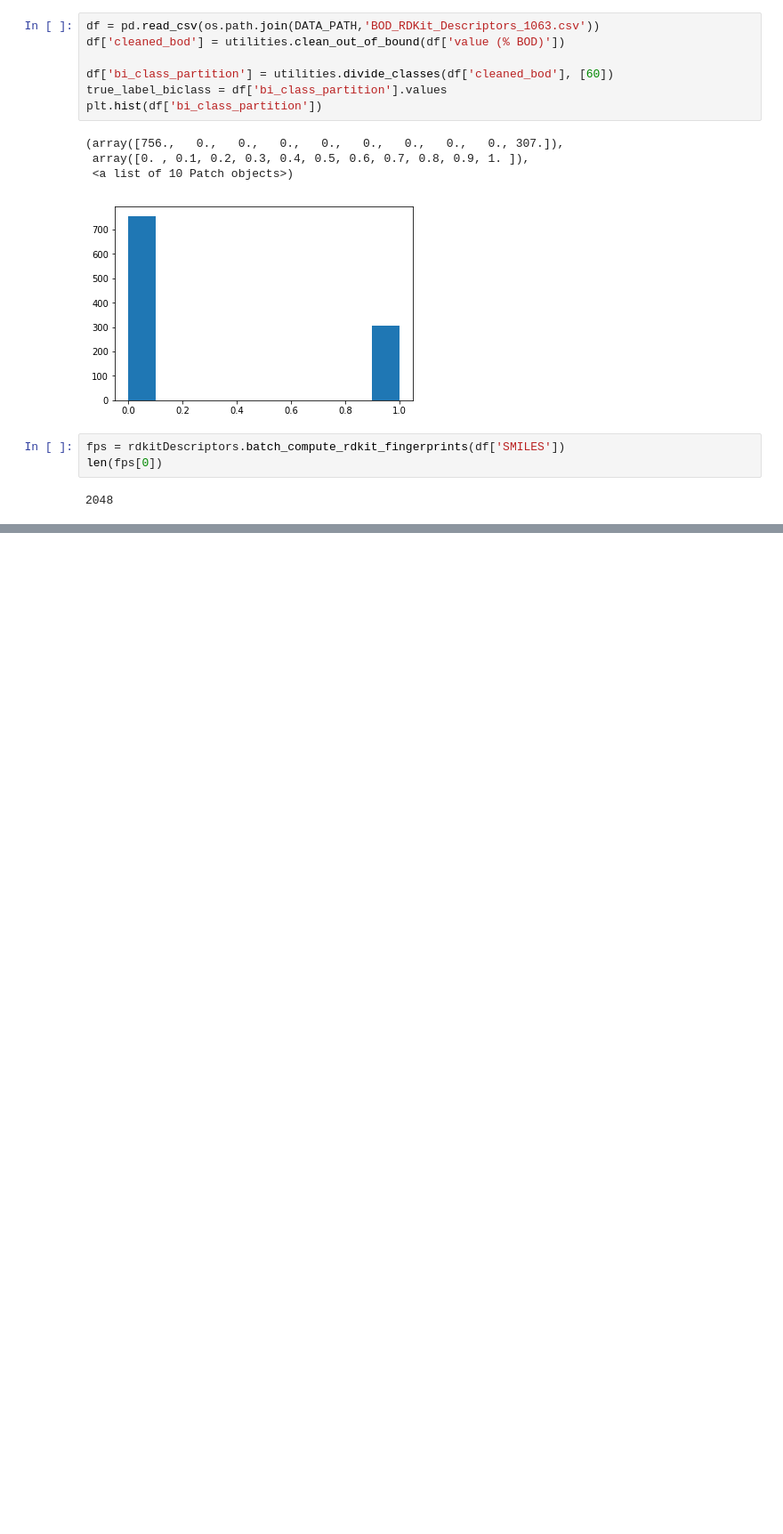
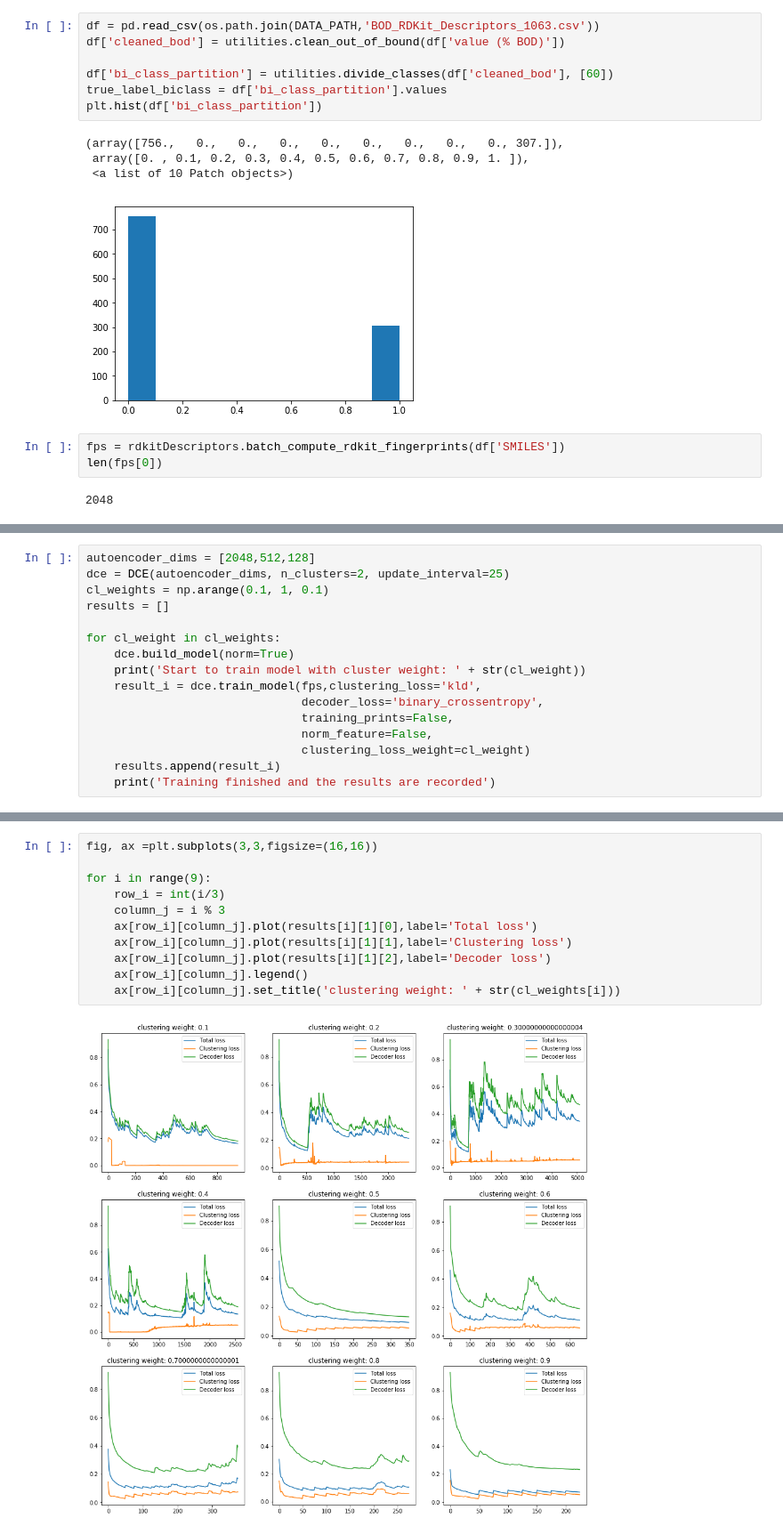
Before and after one commit to chembed/DeepChEmbed, a Jupyter notebook: deepchembed/notebook_scripts/dce_fingerprints.ipynb, the cells around one changed output, grey strips where cells are left out. Shown at 89% size. Drawn from its saved outputs; the diff is of its cells as text; blank space fills up the shorter version.

```diff
--- a/deepchembed/notebook_scripts/dce_fingerprints.ipynb
+++ b/deepchembed/notebook_scripts/dce_fingerprints.ipynb
@@ -147,0 +197,16 @@ Text(0.5, 1.0, 'fowlkes_mallows_score')
+# %%
+autoencoder_dims = [2048,512,128]
+dce = DCE(autoencoder_dims, n_clusters=2, update_interval=25)
+cl_weights = np.arange(0.1, 1, 0.1)
+results = []
+
+for cl_weight in cl_weights:
+    dce.build_model(norm=True)
+    print('Start to train model with cluster weight: ' + str(cl_weight))
+    result_i = dce.train_model(fps,clustering_loss='kld',
+                               decoder_loss='binary_crossentropy',
+                               training_prints=False,
+                               norm_feature=False,
+                               clustering_loss_weight=cl_weight)
+    results.append(result_i)
+    print('Training finished and the results are recorded')
@@ -147,0 +231,13 @@ Text(0.5, 1.0, 'fowlkes_mallows_score')
+# %%
+fig, ax =plt.subplots(3,3,figsize=(16,16))
+
+for i in range(9):
+    row_i = int(i/3)
+    column_j = i % 3
+    ax[row_i][column_j].plot(results[i][1][0],label='Total loss')
+    ax[row_i][column_j].plot(results[i][1][1],label='Clustering loss')
+    ax[row_i][column_j].plot(results[i][1][2],label='Decoder loss')
+    ax[row_i][column_j].legend()
+    ax[row_i][column_j].set_title('clustering weight: ' + str(cl_weights[i]))
+# %% [output]
+[figure, added]
```
Also changed, not shown: parts of 20 cells of this notebook, 2 other files.
